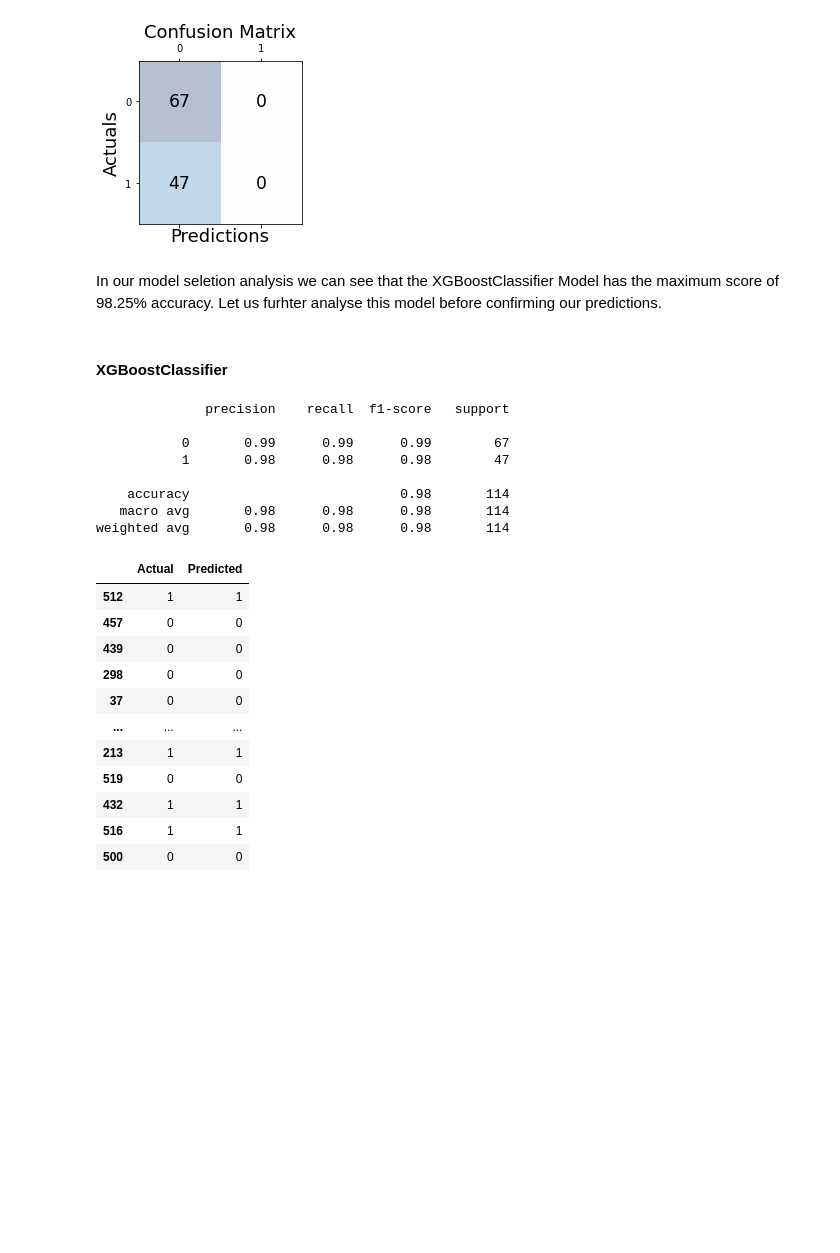
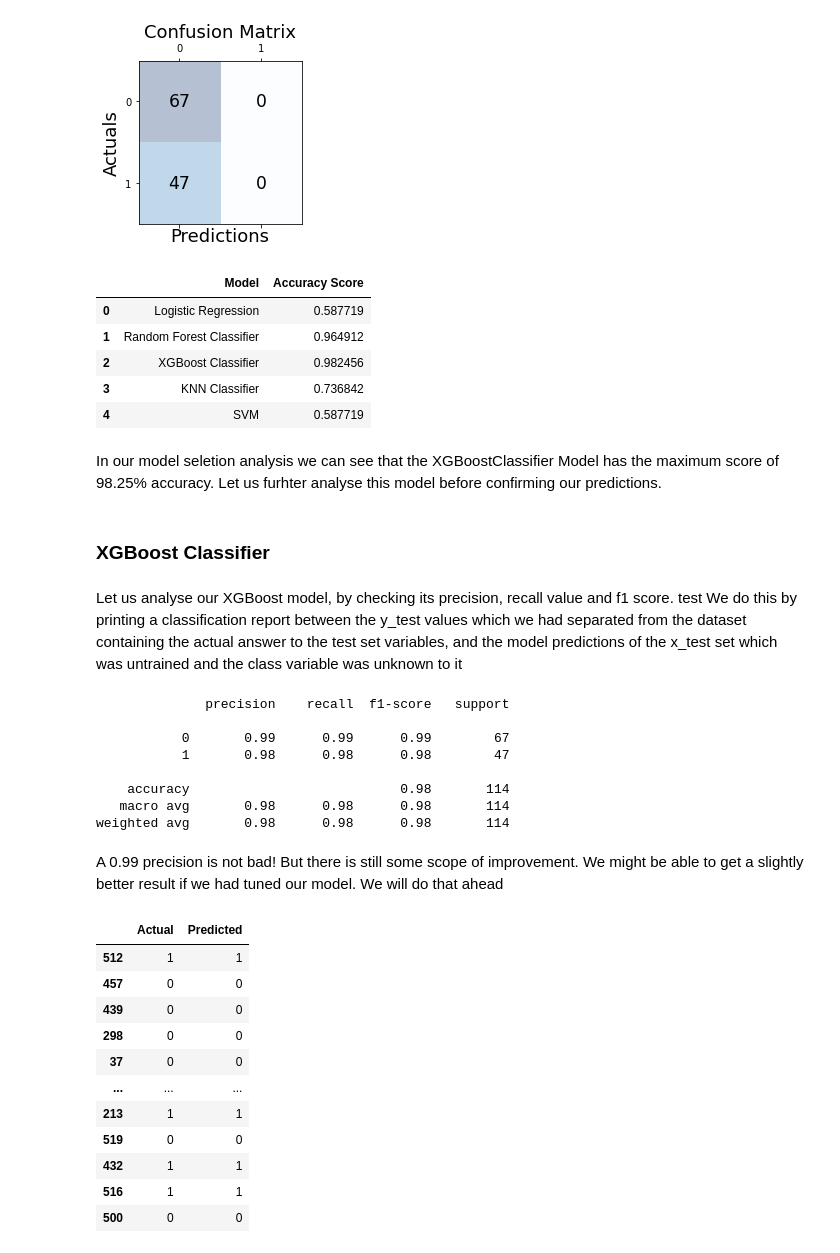
Before and after one commit to JyotBuch/Kaggle-Projects, a Jupyter notebook: Breast-Cancer-Detection/Breast-Cancer-Detection.ipynb, the cells around one changed output. Saved outputs shown, nothing was run; the diff lists cells and outputs as text; code cells hidden in the pictures; blank space fills up the shorter version.

```diff
--- a/Breast-Cancer-Detection/Breast-Cancer-Detection.ipynb
+++ b/Breast-Cancer-Detection/Breast-Cancer-Detection.ipynb
@@ -383,10 +371,28 @@ plt.title('Confusion Matrix', fontsize=18)
 # %% [output]
 Text(0.5, 1.0, 'Confusion Matrix')
 [figure]
+# %%
+model_selection_dict = {"Logistic Regression" : accuracy_score(y_test, model_logistic.predict(x_test)),
+                           "Random Forest Classifier" : accuracy_score(y_test, model_randomforest.predict(x_test)),
+                               "XGBoost Classifier" :accuracy_score(y_test, model_xgb.predict(x_test)),
+                                    "KNN Classifier":accuracy_score(y_test, model_knnclassfier.predict(x_test)),
+                                        "SVM": accuracy_score(y_test, model_svm.predict(x_test))
+                       }
+
+pd.DataFrame(model_selection_dict.items(), columns=['Model','Accuracy Score'])
+# %% [output]
+|  | Model | Accuracy Score |
+| 0 | Logistic Regression | 0.587719 |
+| 1 | Random Forest Classifier | 0.964912 |
+| 2 | XGBoost Classifier | 0.982456 |
+| 3 | KNN Classifier | 0.736842 |
+| 4 | SVM | 0.587719 |
 # %% [markdown]
 In our model seletion analysis we can see that the XGBoostClassifier Model has the maximum score of 98.25% accuracy. Let us furhter analyse this model before confirming our predictions.
-# %% [markdown]
-#### XGBoostClassifier
+# %% [markdown]
+### XGBoost Classifier
+# %% [markdown]
+Let us analyse our XGBoost model, by checking its precision, recall value and f1 score. test We do this by printing a classification report between the y_test values which we had separated from the dataset containing the actual answer to the test set variables, and the model predictions of the x_test set which was untrained and the class variable was unknown to it
 # %%
 print(classification_report(y_test, model_xgb.predict(x_test)))
 # %% [output]
@@ -398,5 +404,8 @@ print(classification_report(y_test, model_xgb.predict(x_test)))
     accuracy                           0.98       114
    macro avg       0.98      0.98      0.98       114
 weighted avg       0.98      0.98      0.98       114
+# %% [markdown]
+A 0.99 precision is not bad! But there is still some scope of improvement. We might be able to get a slightly
+better result if we had tuned our model. We will do that ahead
 # %%
 predictedvalues= pd.DataFrame({'Actual': y_test, 'Predicted': model_xgb.predict(x_test)})
```
Also changed, not shown: parts of 15 cells of this notebook, 2 other files.
